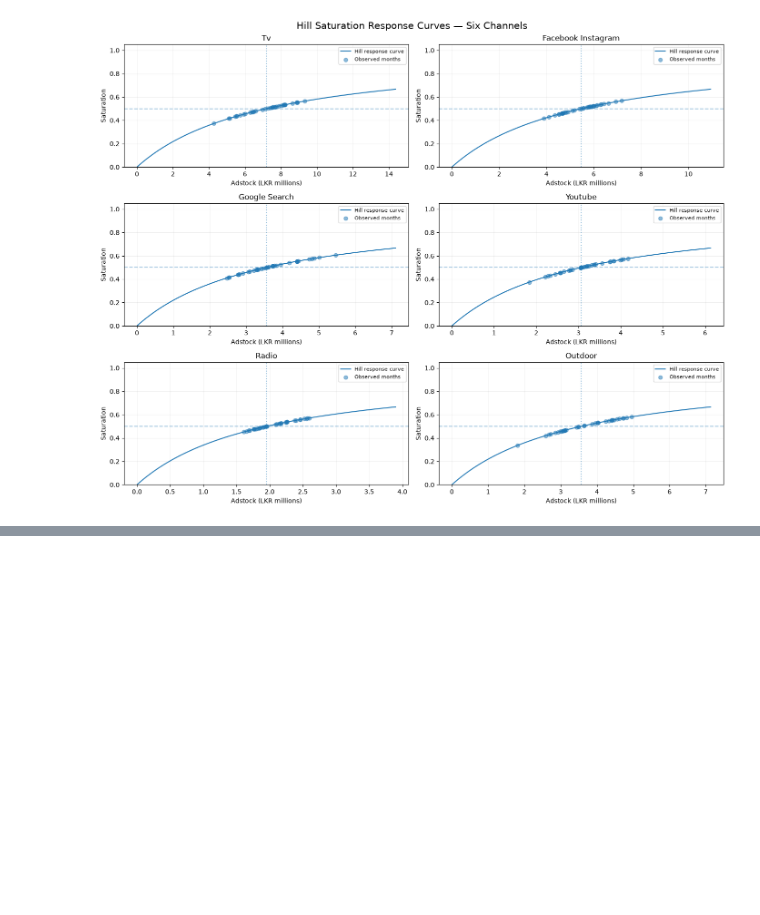
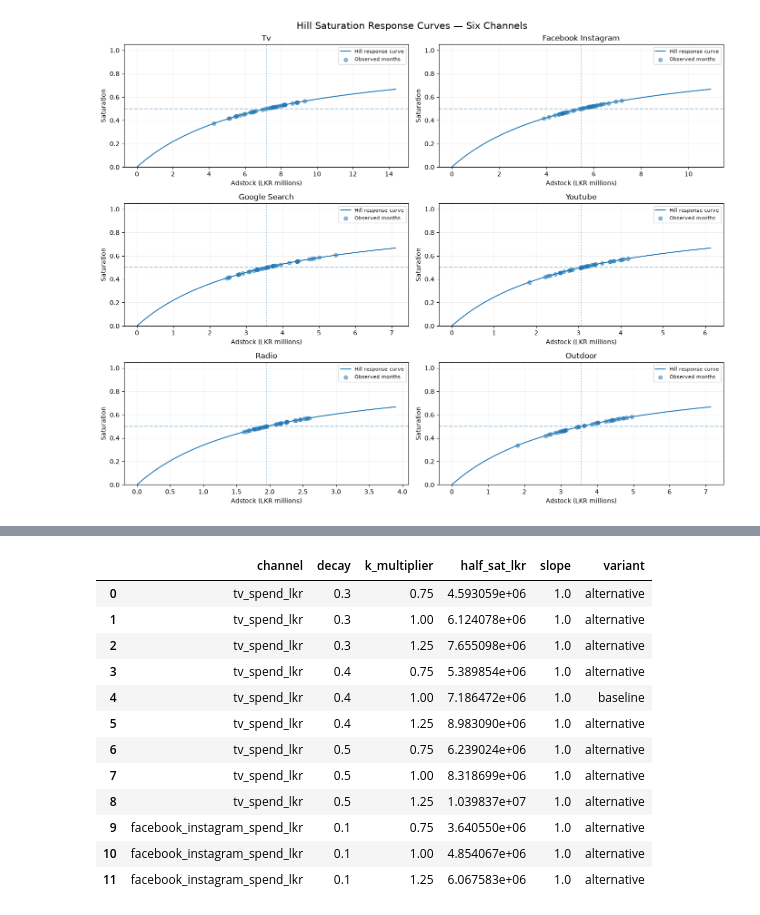
Before and after one commit to IBL11/mmm-budget-optimization, a Jupyter notebook: notebooks/04_transformations.ipynb, the cells around one changed output, grey strips where cells are left out. Cells and saved outputs as stored; diff of their text form; code cells hidden in the pictures; blank space fills up the shorter version.

Commit message:
feat(mmm): add training-safe transformation parameter candidates

```diff
--- a/notebooks/04_transformations.ipynb
+++ b/notebooks/04_transformations.ipynb
@@ -567,3 +567,15 @@ plt.tight_layout()
 plt.show()
 # %% [output]
 [figure]
+# %%
+
+import importlib
+import src.transforms as transforms
+
+importlib.reload(transforms)
+
+transform_channel_with_training_k = (
+    transforms.transform_channel_with_training_k
+)
+
+print("Parameter transformation helper loaded!")
@@ -569,0 +584,61 @@ plt.show()
+# %%
+
+# Use the approved chronological training period
+test_months = int(params["test_size_months"])
+train_end = len(df) - test_months
+
+assert test_months == 6
+assert train_end == 30
+
+train_df = df.iloc[:train_end].copy()
+
+decay_offsets = [-0.1, 0.0, 0.1]
+k_multipliers = [0.75, 1.0, 1.25]
+
+candidate_rows = []
+
+for channel in channels:
+
+    base_decay = float(params["adstock_decay"][channel])
+    slope = float(params["saturation"][channel]["slope"])
+
+    for offset in decay_offsets:
+
+        decay = round(base_decay + offset, 2)
+
+        if not (0 <= decay < 1):
+            continue
+
+        for multiplier in k_multipliers:
+
+            saturated, k = transform_channel_with_training_k(
+                x=train_df[channel].to_numpy(dtype=float),
+                decay=decay,
+                train_end=len(train_df),
+                k_multiplier=multiplier,
+                slope=slope
+            )
+
+            assert np.isfinite(saturated).all()
+
+            is_baseline = (
+                np.isclose(decay, base_decay)
+                and np.isclose(multiplier, 1.0)
+            )
+
+            candidate_rows.append({
+                "channel": channel,
+                "decay": decay,
+                "k_multiplier": multiplier,
+                "half_sat_lkr": k,
+                "slope": slope,
+                "variant": (
+                    "baseline" if is_baseline else "alternative"
+                )
+            })
+
+candidate_df = pd.DataFrame(candidate_rows)
+
+print("Total candidate rows:", len(candidate_df))
+display(candidate_df.head(12))
+# %% [output]
@@ -569,0 +646,13 @@ plt.show()
+|  | channel | decay | k_multiplier | half_sat_lkr | slope | variant |
+| 0 | tv_spend_lkr | 0.3 | 0.75 | 4.593059e+06 | 1.0 | alternative |
+| 1 | tv_spend_lkr | 0.3 | 1.00 | 6.124078e+06 | 1.0 | alternative |
+| 2 | tv_spend_lkr | 0.3 | 1.25 | 7.655098e+06 | 1.0 | alternative |
+| 3 | tv_spend_lkr | 0.4 | 0.75 | 5.389854e+06 | 1.0 | alternative |
+| 4 | tv_spend_lkr | 0.4 | 1.00 | 7.186472e+06 | 1.0 | baseline |
+| 5 | tv_spend_lkr | 0.4 | 1.25 | 8.983090e+06 | 1.0 | alternative |
+| 6 | tv_spend_lkr | 0.5 | 0.75 | 6.239024e+06 | 1.0 | alternative |
+| 7 | tv_spend_lkr | 0.5 | 1.00 | 8.318699e+06 | 1.0 | alternative |
+| 8 | tv_spend_lkr | 0.5 | 1.25 | 1.039837e+07 | 1.0 | alternative |
+| 9 | facebook_instagram_spend_lkr | 0.1 | 0.75 | 3.640550e+06 | 1.0 | alternative |
+| 10 | facebook_instagram_spend_lkr | 0.1 | 1.00 | 4.854067e+06 | 1.0 | alternative |
+| 11 | facebook_instagram_spend_lkr | 0.1 | 1.25 | 6.067583e+06 | 1.0 | alternative |
```
Also changed, not shown: parts of 4 cells of this notebook, 1 other file.
